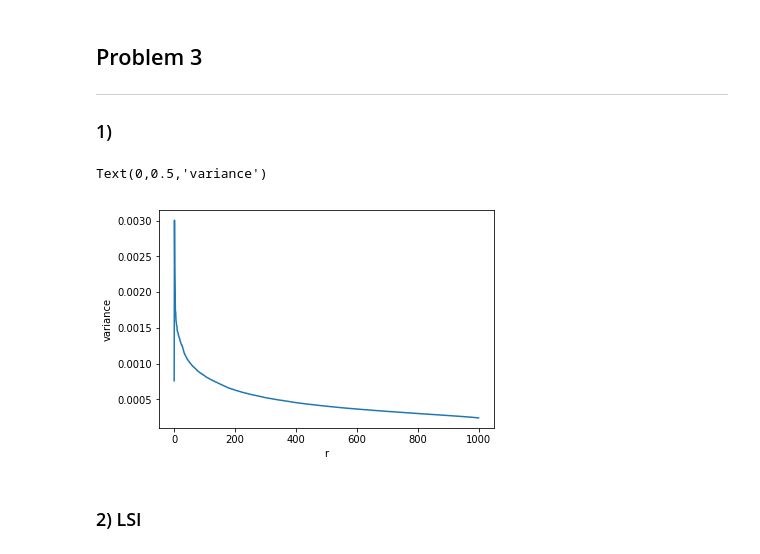
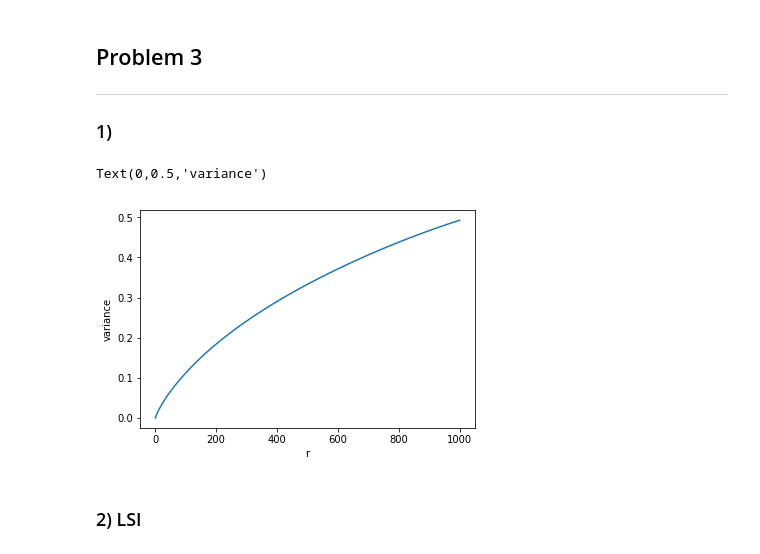
Before and after one commit to wppply/ECE219_projects, a Jupyter notebook: project_2/Project2.ipynb, the cells around one changed output. Drawn from its saved outputs; the diff is of its cells as text; code cells hidden in the pictures.

Commit message:
adding result

```diff
--- a/project_2/Project2.ipynb
+++ b/project_2/Project2.ipynb
@@ -57,16 +62,18 @@ tfidf_transformer = TfidfTransformer()
 X_tfidf  = tfidf_transformer.fit_transform(X)#TFIDF
 # %% [markdown]
 ## Problem 1
+# %%
+X_tfidf = pickle.load(open("X_tfidf.dat", "rb"))
 # %%
 
 print('The size of TF/TFIDF: ',X_tfidf.shape)
 # %% [output]
 The size of TF/TFIDF:  (7882, 27743)
 # %%
-km = KMeans(n_clusters=2, init='k-means++', max_iter=100, n_init=1)
+km = KMeans(n_clusters=2, init='k-means++', max_iter=100,random_state=42)
 print("Clustering sparse data with :\n  %s" % km)
 t0 = time()
-km.fit(X)
+km.fit(X_tfidf)
 print("done in %0.3fs" % (time() - t0))
 # %% [output]
 Clustering sparse data with :
@@ -107,12 +126,12 @@ X_LSI = SVD.fit_transform(X_tfidf)
 # %%
-var = SVD.explained_variance_
-
-plt.plot(var)
+# var = pickle.load(open("var.dat", "rb"))
+r_result = [sum(var[:i])for i in range(1001) ]
+plt.plot(r_result)
 plt.xlabel('r')
 plt.ylabel('variance')
 # plt.savefig("plots/singular_values_part3.png", format='png')
 # %% [output]
 Text(0,0.5,'variance')
-[figure, old version]
+[figure, new version]
 # %% [markdown]
 ### 2) LSI
```
Also changed, not shown: parts of 21 cells of this notebook, 8 other files.
